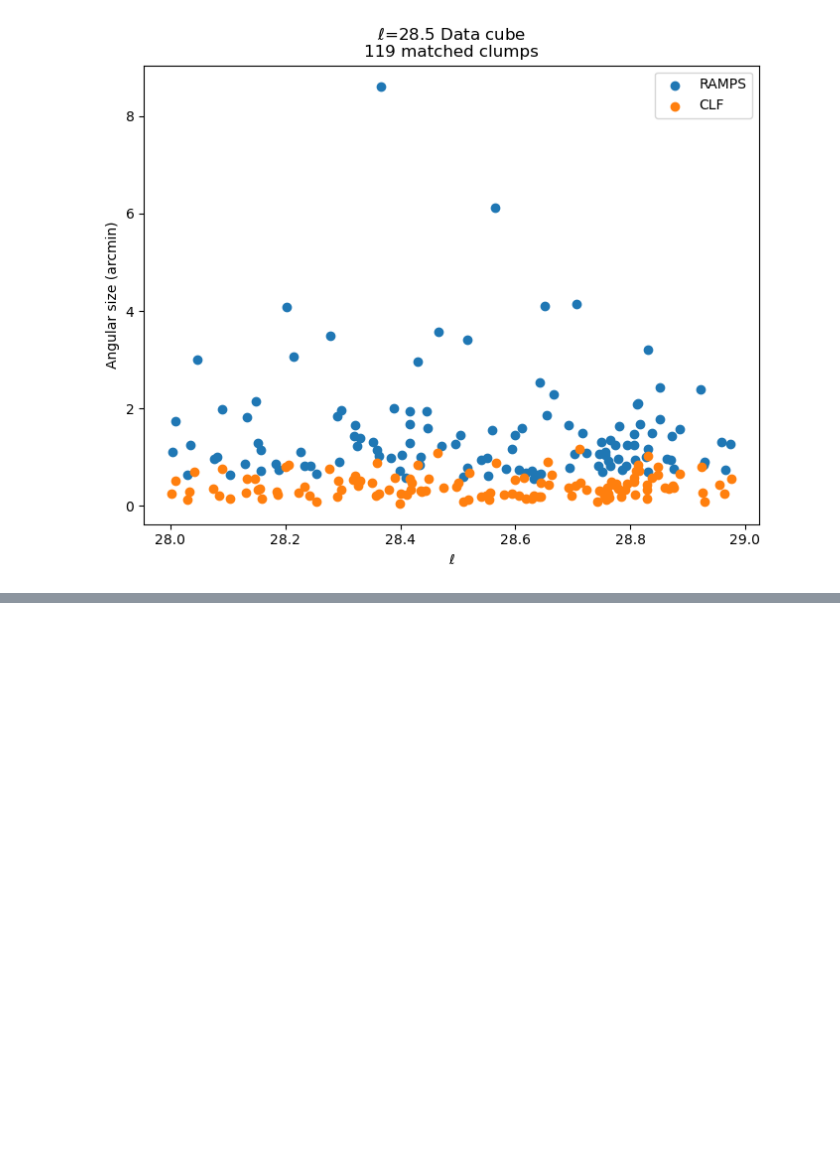
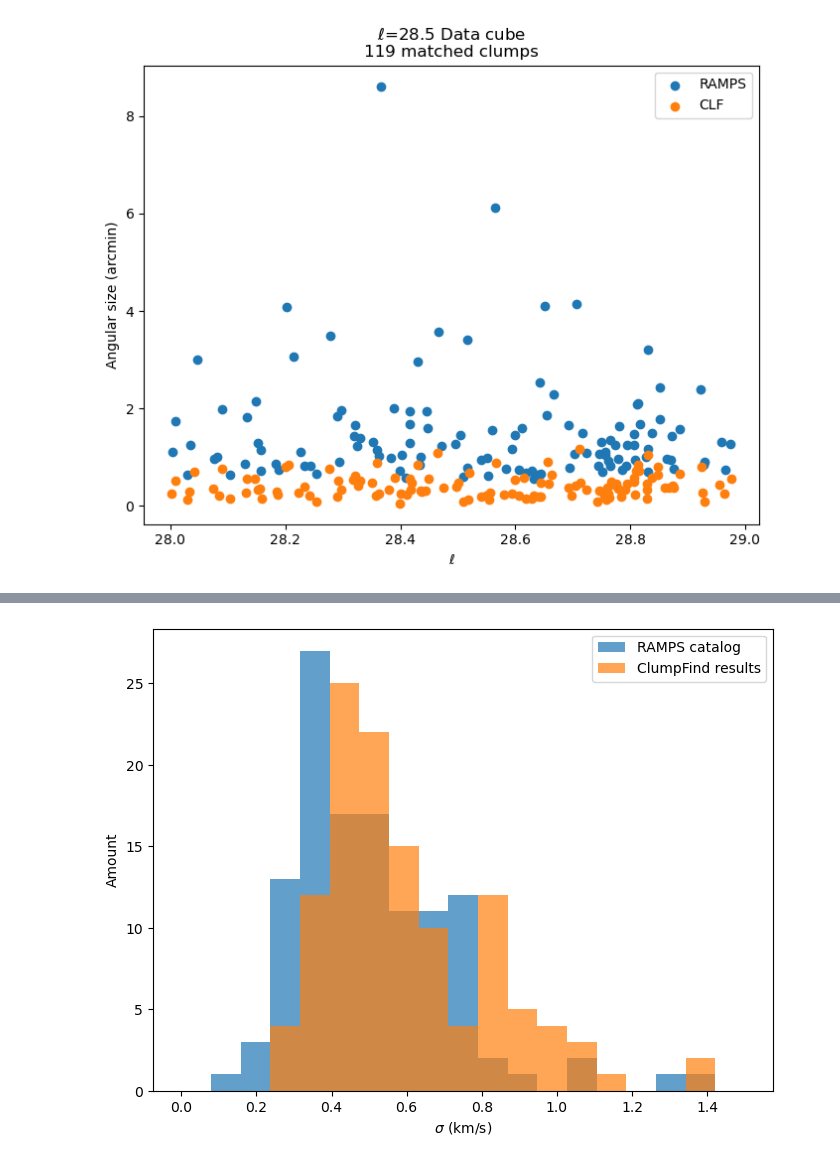
Before and after one commit to harrisonfwest/GBO-REU, a Jupyter notebook: Notebooks/RAMPS_CLF_Crossmatch.ipynb, the cells around one changed output, grey strips where cells are left out. Cells and saved outputs as stored; diff of their text form; code cells hidden in the pictures; blank space fills up the shorter version.

```diff
--- a/Notebooks/RAMPS_CLF_Crossmatch.ipynb
+++ b/Notebooks/RAMPS_CLF_Crossmatch.ipynb
@@ -246,3 +265,15 @@ plt.show()
+# %%
+mybins = np.linspace(0, 1.5, 20)
+
+plt.figure(figsize= (8, 6))
+plt.hist(RAMPS_match['sigma'].astype(float), label= 'RAMPS catalog', bins= mybins, alpha=.7)
+plt.hist(CLF_match['sigma'].astype(float), label = 'ClumpFind results', bins= mybins, alpha=.7)
+plt.legend()
+plt.xlabel('$\sigma$ (km/s)')
+plt.ylabel('Amount')
+plt.show()
+# %% [output]
+[figure, added]
 # %%
 # fig = plt.figure(figsize=(8, 6))
 # ax = fig.add_subplot(projection='3d')
```
Also changed, not shown: parts of 9 cells of this notebook.
